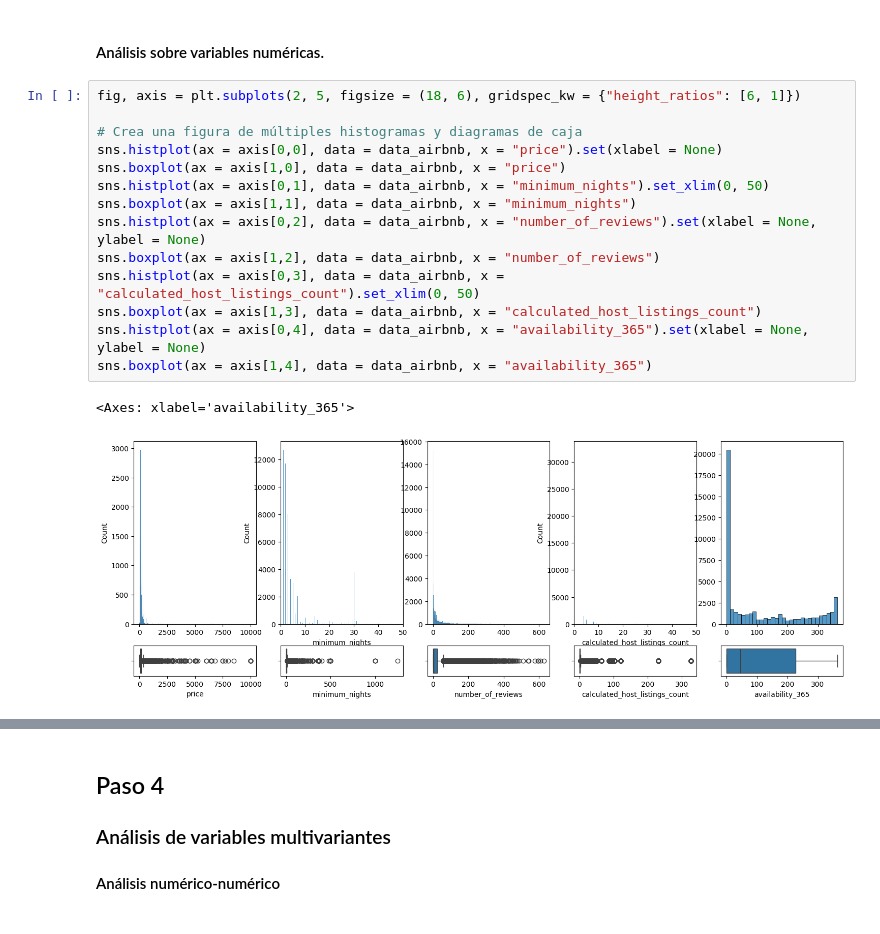
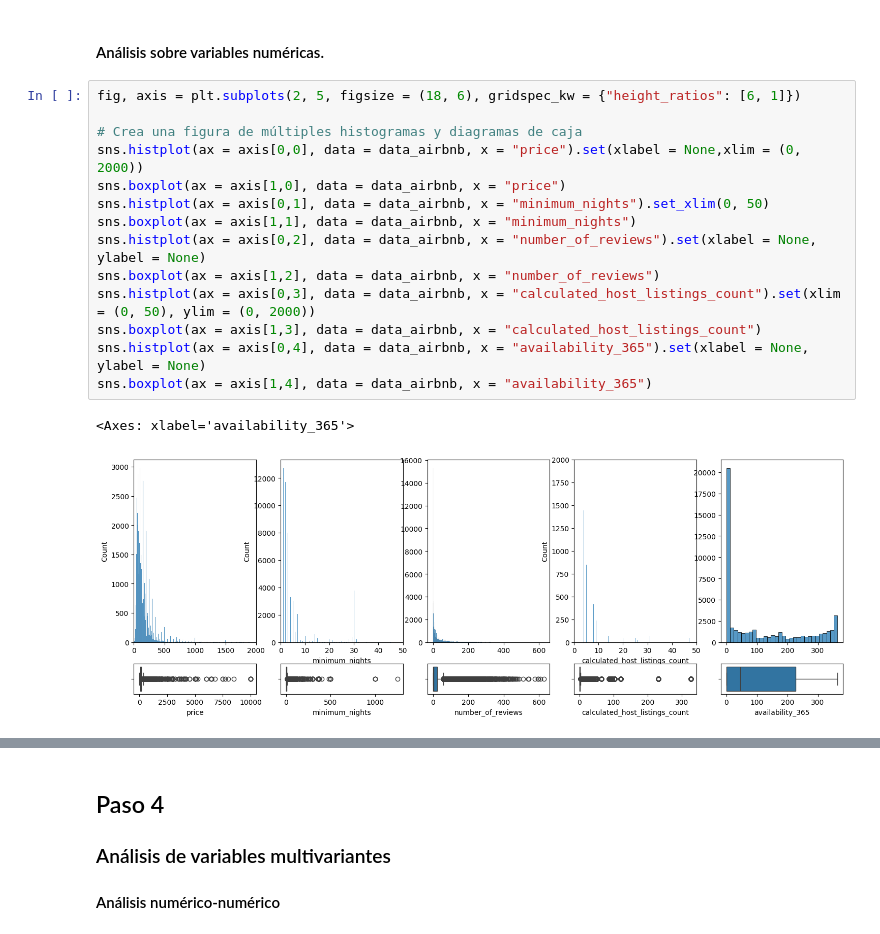
Before and after one commit to 4GeeksAcademy/machine-learning-python-template_ds_13_david_2, a Jupyter notebook: src/explore.ipynb, the cells around one changed output, grey strips where cells are left out. Saved outputs shown, nothing was run; the diff lists cells and outputs as text.

```diff
--- a/src/explore.ipynb
+++ b/src/explore.ipynb
@@ -119,17 +119,17 @@ plt.show()
 # %%
 fig, axis = plt.subplots(2, 5, figsize = (18, 6), gridspec_kw = {"height_ratios": [6, 1]})
 
 # Crea una figura de múltiples histogramas y diagramas de caja
-sns.histplot(ax = axis[0,0], data = data_airbnb, x = "price").set(xlabel = None)
+sns.histplot(ax = axis[0,0], data = data_airbnb, x = "price").set(xlabel = None,xlim = (0, 2000))
 sns.boxplot(ax = axis[1,0], data = data_airbnb, x = "price")
 sns.histplot(ax = axis[0,1], data = data_airbnb, x = "minimum_nights").set_xlim(0, 50)
 sns.boxplot(ax = axis[1,1], data = data_airbnb, x = "minimum_nights")
 sns.histplot(ax = axis[0,2], data = data_airbnb, x = "number_of_reviews").set(xlabel = None, ylabel = None)
 sns.boxplot(ax = axis[1,2], data = data_airbnb, x = "number_of_reviews")
-sns.histplot(ax = axis[0,3], data = data_airbnb, x = "calculated_host_listings_count").set_xlim(0, 50)
+sns.histplot(ax = axis[0,3], data = data_airbnb, x = "calculated_host_listings_count").set(xlim = (0, 50), ylim = (0, 2000))
 sns.boxplot(ax = axis[1,3], data = data_airbnb, x = "calculated_host_listings_count")
 sns.histplot(ax = axis[0,4], data = data_airbnb, x = "availability_365").set(xlabel = None, ylabel = None)
 sns.boxplot(ax = axis[1,4], data = data_airbnb, x = "availability_365")
 # %% [output]
 <Axes: xlabel='availability_365'>
-[figure, old version]
+[figure, new version]
```
Also changed, not shown: parts of 14 cells of this notebook.
